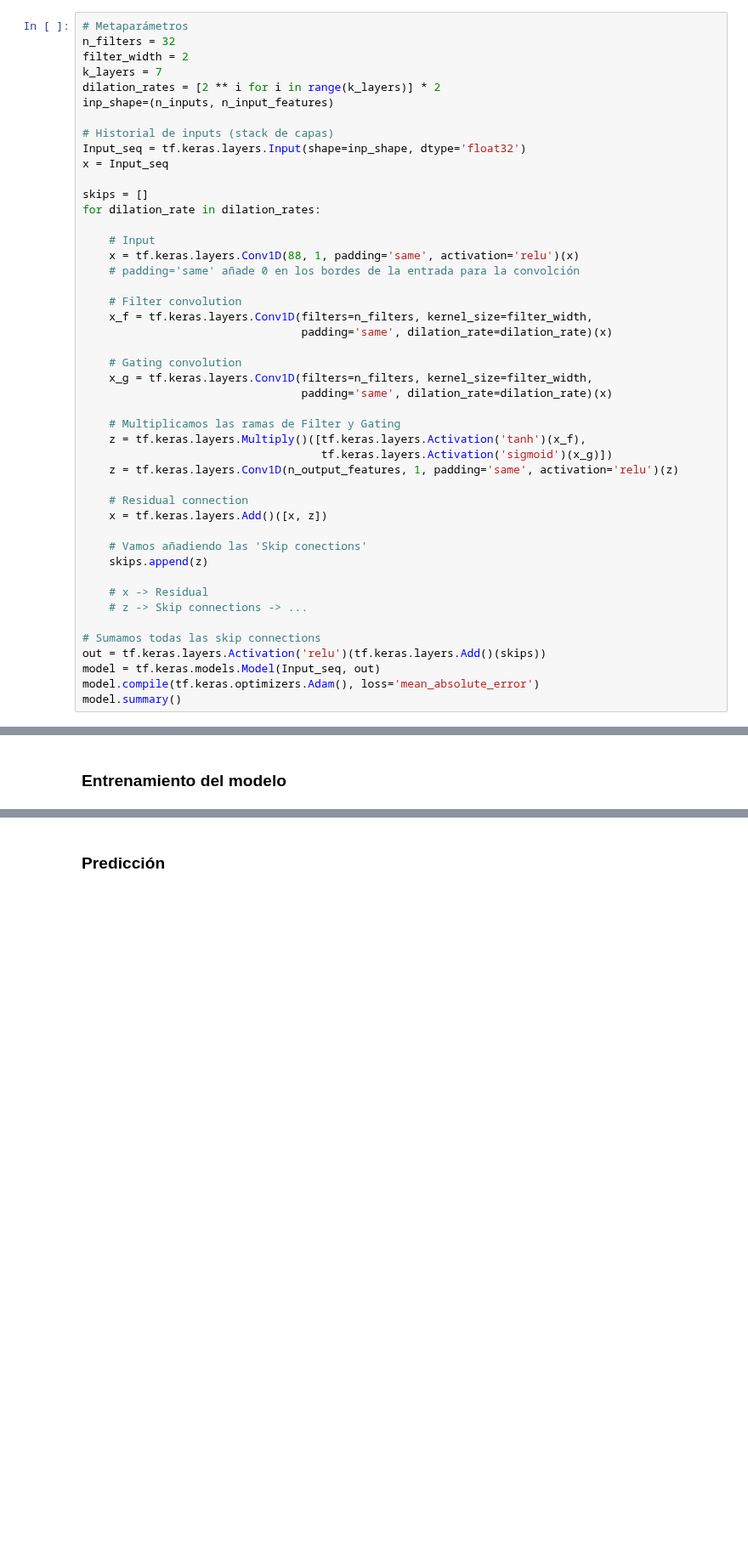
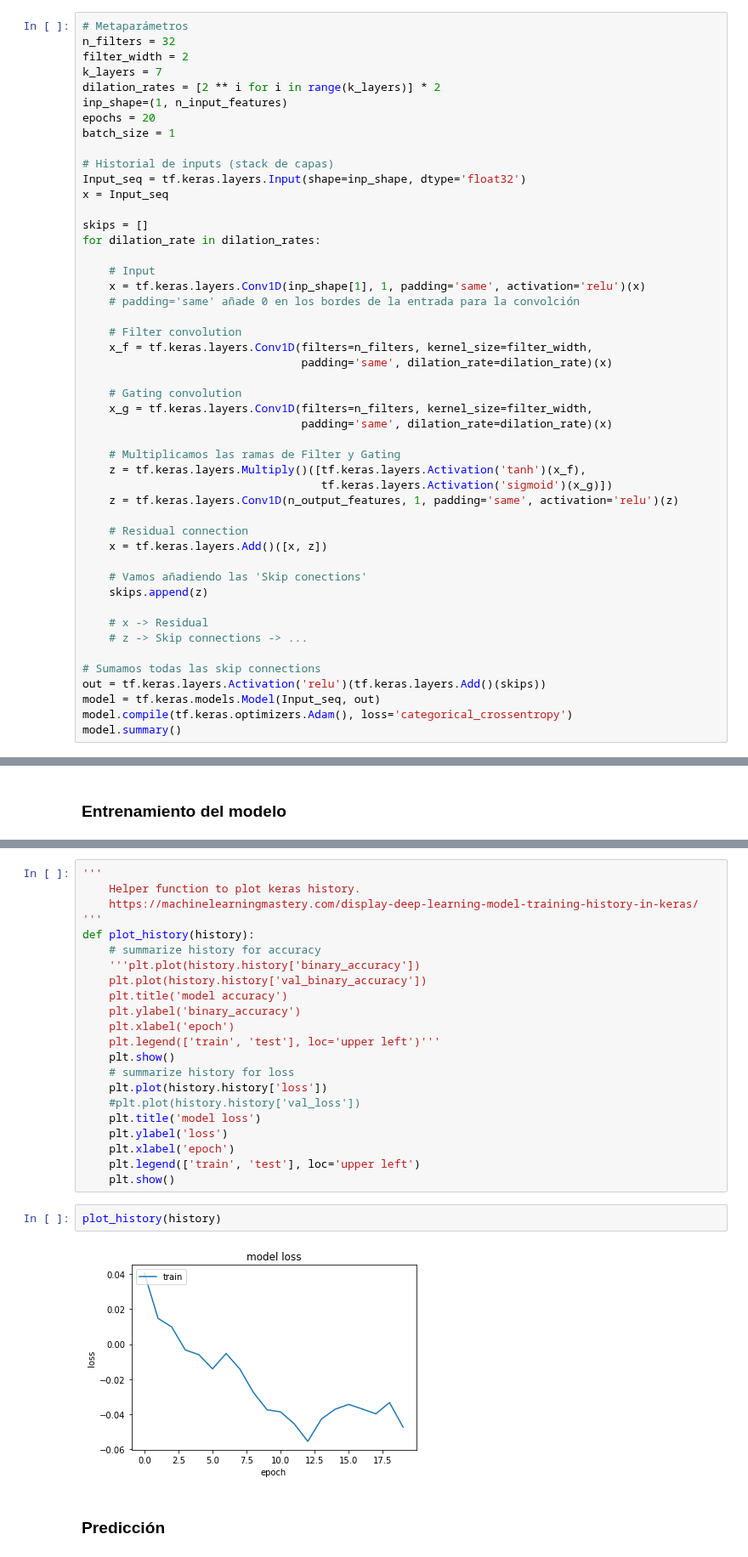
Before and after one commit to alvaro-lg/TFG, a Jupyter notebook: TFG.ipynb, the cells around one changed output, grey strips where cells are left out. Shown at 85% size. Saved outputs shown, nothing was run; the diff lists cells and outputs as text; blank space fills up the shorter version.

Commit message:
Inicialmente implementado el entrenamiento del modelo, pendientes: cross-validation, accuracy, y prediccion

```diff
--- a/TFG.ipynb
+++ b/TFG.ipynb
@@ -336,7 +324,9 @@ n_filters = 32
 filter_width = 2
 k_layers = 7
 dilation_rates = [2 ** i for i in range(k_layers)] * 2
-inp_shape=(n_inputs, n_input_features)
+inp_shape=(1, n_input_features)
+epochs = 20
+batch_size = 1
 
 # Historial de inputs (stack de capas)
 Input_seq = tf.keras.layers.Input(shape=inp_shape, dtype='float32')
@@ -346,7 +336,7 @@ skips = []
 for dilation_rate in dilation_rates:
 
     # Input
-    x = tf.keras.layers.Conv1D(88, 1, padding='same', activation='relu')(x)
+    x = tf.keras.layers.Conv1D(inp_shape[1], 1, padding='same', activation='relu')(x)
     # padding='same' añade 0 en los bordes de la entrada para la convolción
 
     # Filter convolution
@@ -374,6 +364,6 @@ for dilation_rate in dilation_rates:
 # Sumamos todas las skip connections
 out = tf.keras.layers.Activation('relu')(tf.keras.layers.Add()(skips))
 model = tf.keras.models.Model(Input_seq, out)
-model.compile(tf.keras.optimizers.Adam(), loss='mean_absolute_error')
+model.compile(tf.keras.optimizers.Adam(), loss='categorical_crossentropy')
 model.summary()
 # %% [output]
@@ -415,2 +425,28 @@ Comenzando el entrenamiento del modelo...
+# %%
+'''
+    Helper function to plot keras history.
+    https://machinelearningmastery.com/display-deep-learning-model-training-history-in-keras/
+'''
+def plot_history(history):
+    # summarize history for accuracy
+    '''plt.plot(history.history['binary_accuracy'])
+    plt.plot(history.history['val_binary_accuracy'])
+    plt.title('model accuracy')
+    plt.ylabel('binary_accuracy')
+    plt.xlabel('epoch')
+    plt.legend(['train', 'test'], loc='upper left')'''
+    plt.show()
+    # summarize history for loss
+    plt.plot(history.history['loss'])
+    #plt.plot(history.history['val_loss'])
+    plt.title('model loss')
+    plt.ylabel('loss')
+    plt.xlabel('epoch')
+    plt.legend(['train', 'test'], loc='upper left')
+    plt.show()
+# %%
+plot_history(history)
+# %% [output]
+[figure, added]
 # %% [markdown]
 ### Predicción
```
Also changed, not shown: parts of 9 cells of this notebook.
